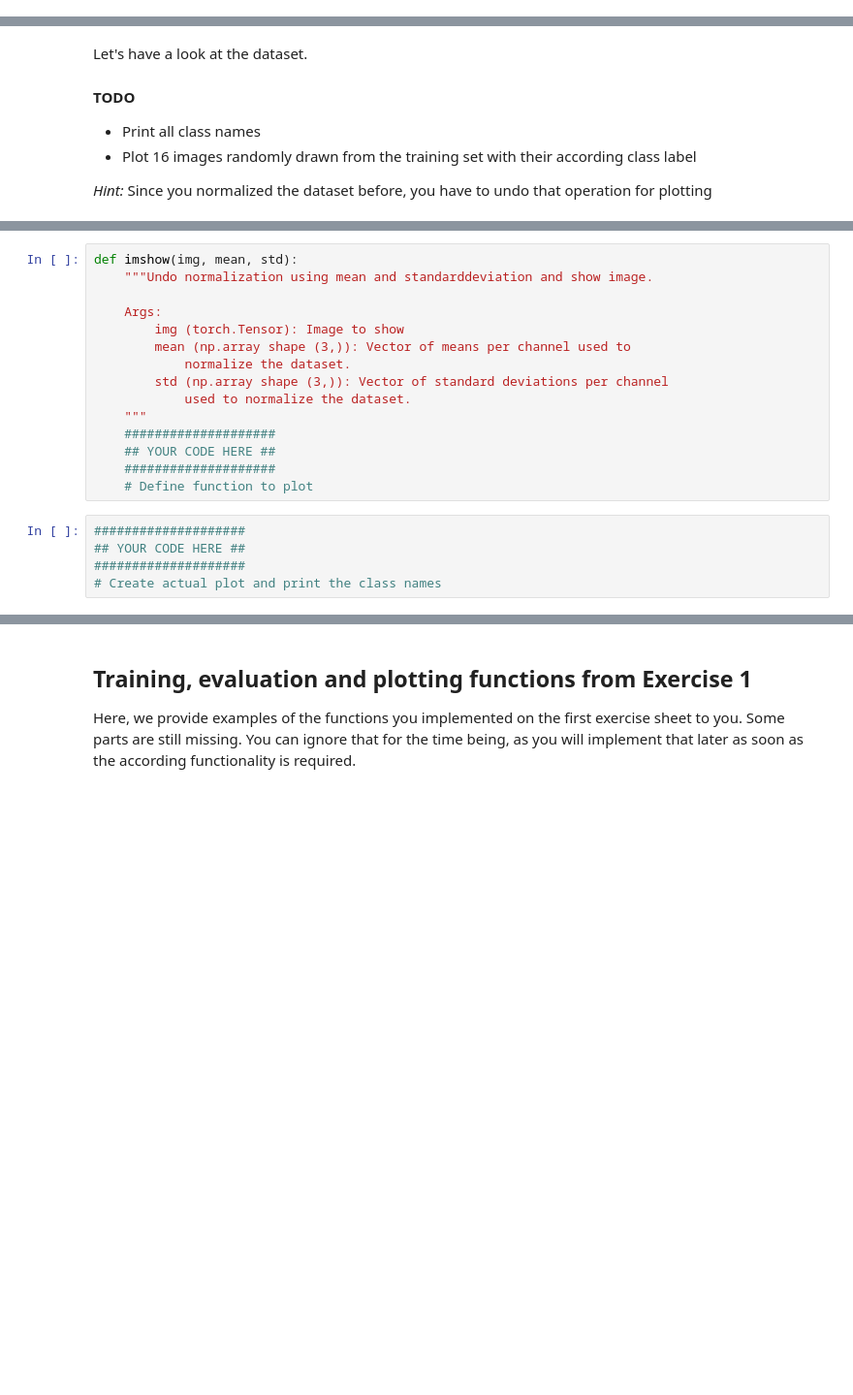
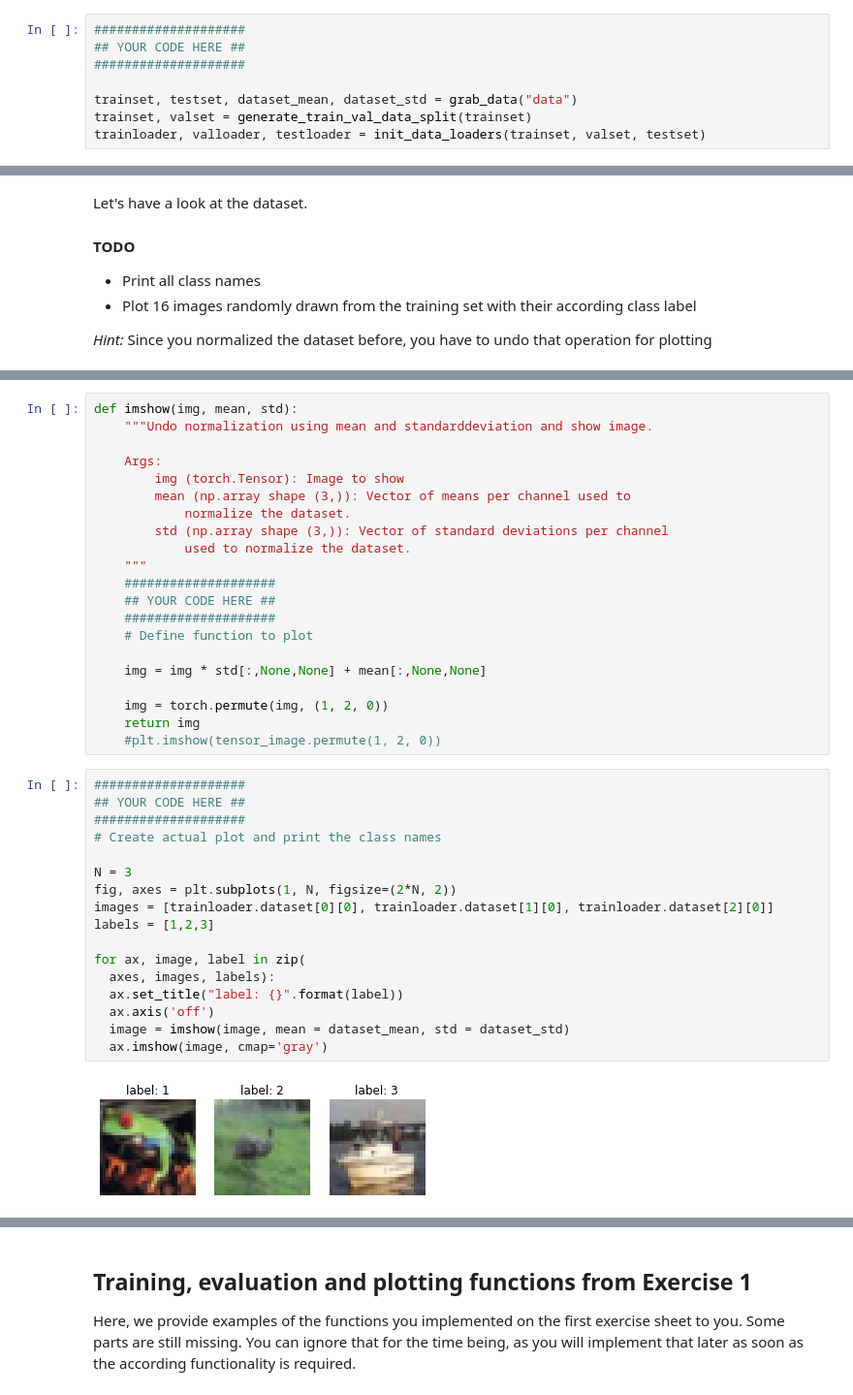
Before and after one commit to jonaden94/deepl-ecker-21-22, a Jupyter notebook: Ex2_2021.ipynb, the cells around one changed output, grey strips where cells are left out. Shown at 97% size. Saved outputs shown, nothing was run; the diff lists cells and outputs as text; blank space fills up the shorter version.

```diff
--- a/Ex2_2021.ipynb
+++ b/Ex2_2021.ipynb
@@ -193,0 +197,8 @@ def init_data_loaders(trainset, valset, testset, batch_size=1024, num_cpus=1):
+# %%
+####################
+## YOUR CODE HERE ##
+####################
+
+trainset, testset, dataset_mean, dataset_std = grab_data("data")
+trainset, valset = generate_train_val_data_split(trainset)
+trainloader, valloader, testloader = init_data_loaders(trainset, valset, testset)
@@ -214,8 +250,28 @@ def imshow(img, mean, std):
     ## YOUR CODE HERE ##
     ####################
     # Define function to plot
+
+    img = img * std[:,None,None] + mean[:,None,None]
+
+    img = torch.permute(img, (1, 2, 0))
+    return img
+    #plt.imshow(tensor_image.permute(1, 2, 0))
-# %%
-####################
-## YOUR CODE HERE ##
-####################
-# Create actual plot and print the class names
+# %%
+####################
+## YOUR CODE HERE ##
+####################
+# Create actual plot and print the class names
+
+N = 3
+fig, axes = plt.subplots(1, N, figsize=(2*N, 2))
+images = [trainloader.dataset[0][0], trainloader.dataset[1][0], trainloader.dataset[2][0]]
+labels = [1,2,3]
+
+for ax, image, label in zip(
+  axes, images, labels):
+  ax.set_title("label: {}".format(label))
+  ax.axis('off')
+  image = imshow(image, mean = dataset_mean, std = dataset_std)
+  ax.imshow(image, cmap='gray')
+# %% [output]
+[figure, added]
```
Also changed, not shown: parts of 10 cells of this notebook.
